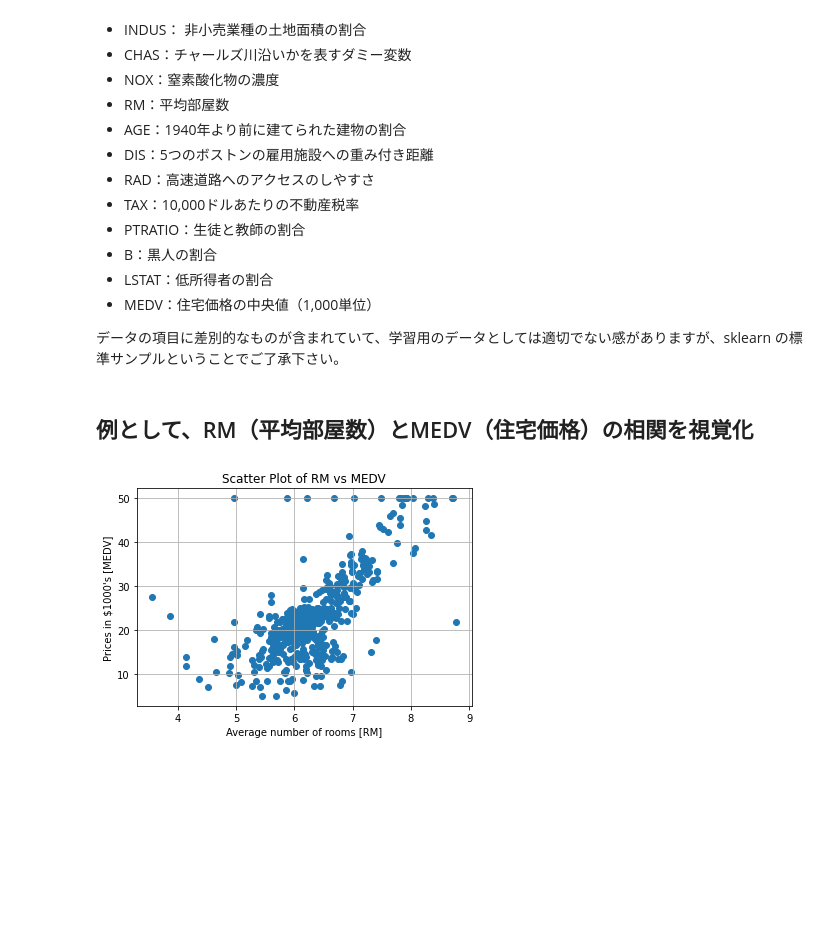
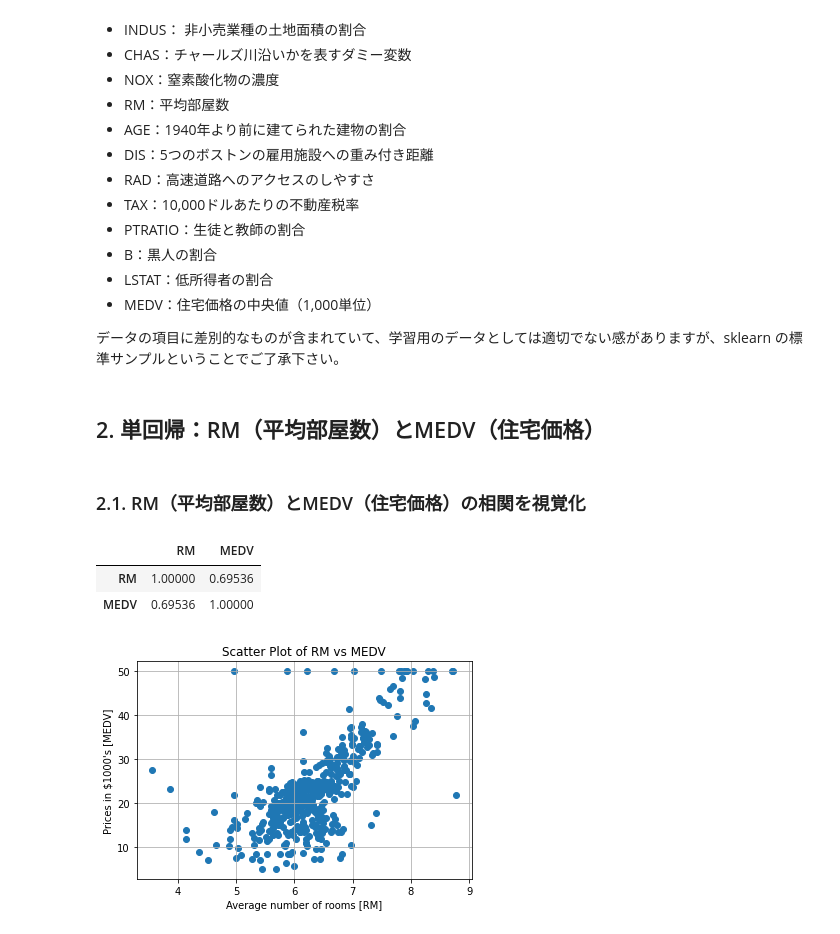
Before and after one commit to koichi-inoue/JupyterNotebook, a Jupyter notebook: LinearRegression.ipynb, the cells around one changed output. Saved outputs shown, nothing was run; the diff lists cells and outputs as text; code cells hidden in the pictures; blank space fills up the shorter version.

```diff
--- a/LinearRegression.ipynb
+++ b/LinearRegression.ipynb
@@ -42,7 +42,15 @@ boston_df.head()
 * MEDV：住宅価格の中央値（1,000単位）
 
 データの項目に差別的なものが含まれていて、学習用のデータとしては適切でない感がありますが、sklearn の標準サンプルということでご了承下さい。
+# %% [markdown]
+##  2. 単回帰：RM（平均部屋数）とMEDV（住宅価格）
 # %% [markdown]
-##  例として、RM（平均部屋数）とMEDV（住宅価格）の相関を視覚化
+### 2.1. RM（平均部屋数）とMEDV（住宅価格）の相関を視覚化
+# %%
+boston_df[['RM','MEDV']].corr()
+# %% [output]
+|  | RM | MEDV |
+| RM | 1.00000 | 0.69536 |
+| MEDV | 0.69536 | 1.00000 |
 # %%
 import matplotlib.pyplot as plt
```
Also changed, not shown: parts of 13 cells of this notebook.
